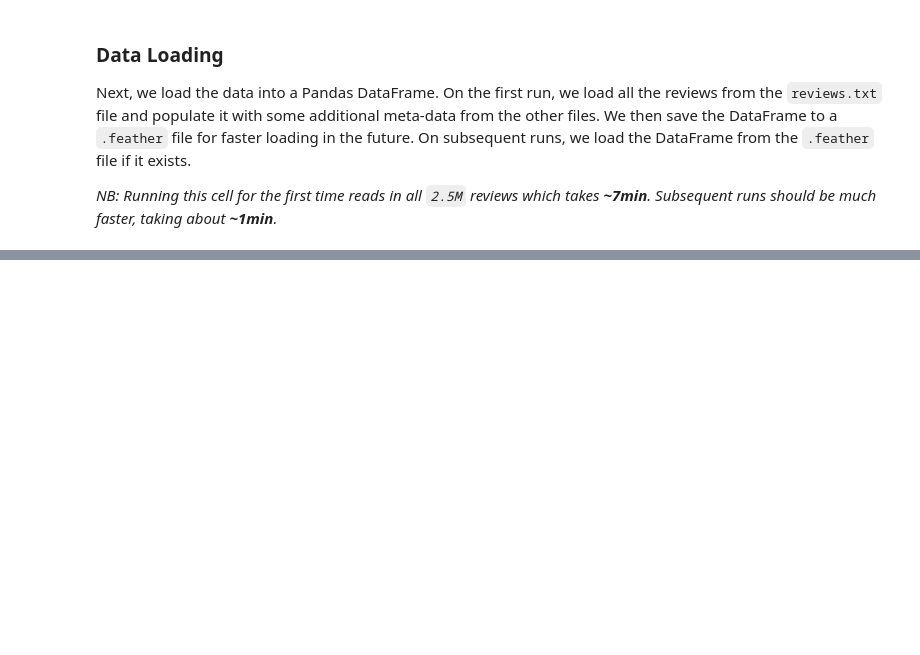
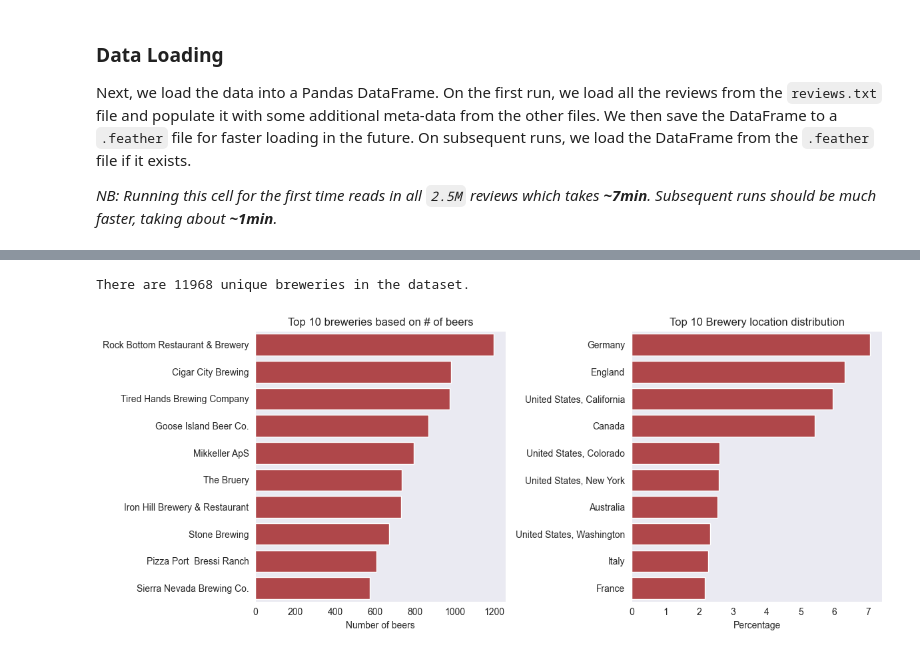
Before and after one commit to epfl-ada/ada-2023-project-blackada, a Jupyter notebook: main.ipynb, the cells around one changed output, grey strips where cells are left out. Drawn from its saved outputs; the diff is of its cells as text; code cells hidden in the pictures; blank space fills up the shorter version.

```diff
--- a/main.ipynb
+++ b/main.ipynb
@@ -89,0 +189,34 @@ Let's explore the data a bit. We will analyse:
+# %%
+# Get unique breweries
+unique_breweries = df.brewery.drop_duplicates()
+print(f"There are {len(unique_breweries)} unique breweries in the dataset.")
+# %% [output]
+There are 11968 unique breweries in the dataset.
+# %%
+# Sort by nbr of beers
+unique_breweries = unique_breweries.sort_values(by="nbr_beers", ascending=False)
+top_breweries = unique_breweries.iloc[:10]
+
+# Get the distribution of the location of the breweries
+brewery_location_dist = unique_breweries.location.value_counts(normalize=True) * 100
+brewery_location_dist = brewery_location_dist.iloc[:10]
+
+# Plot the distribution of the location of the breweries
+fig, ax = plt.subplots(1, 2, figsize=(12, 5))
+sns.barplot(x=top_breweries.nbr_beers, y=top_breweries.name, ax=ax[0])
+sns.barplot(x=brewery_location_dist.values, y=brewery_location_dist.index, ax=ax[1])
+
+# Set titles
+ax[0].set_title("Top 10 breweries based on # of beers");
+ax[1].set_title("Top 10 Brewery location distribution");
+
+# Set labels
+ax[0].set_xlabel("Number of beers");
+ax[0].set_ylabel("");
+ax[1].set_ylabel("");
+ax[1].set_xlabel("Percentage");
+
+# Set tight layout
+plt.tight_layout()
+# %% [output]
+[figure, added]
```
Also changed, not shown: parts of 19 cells of this notebook.
